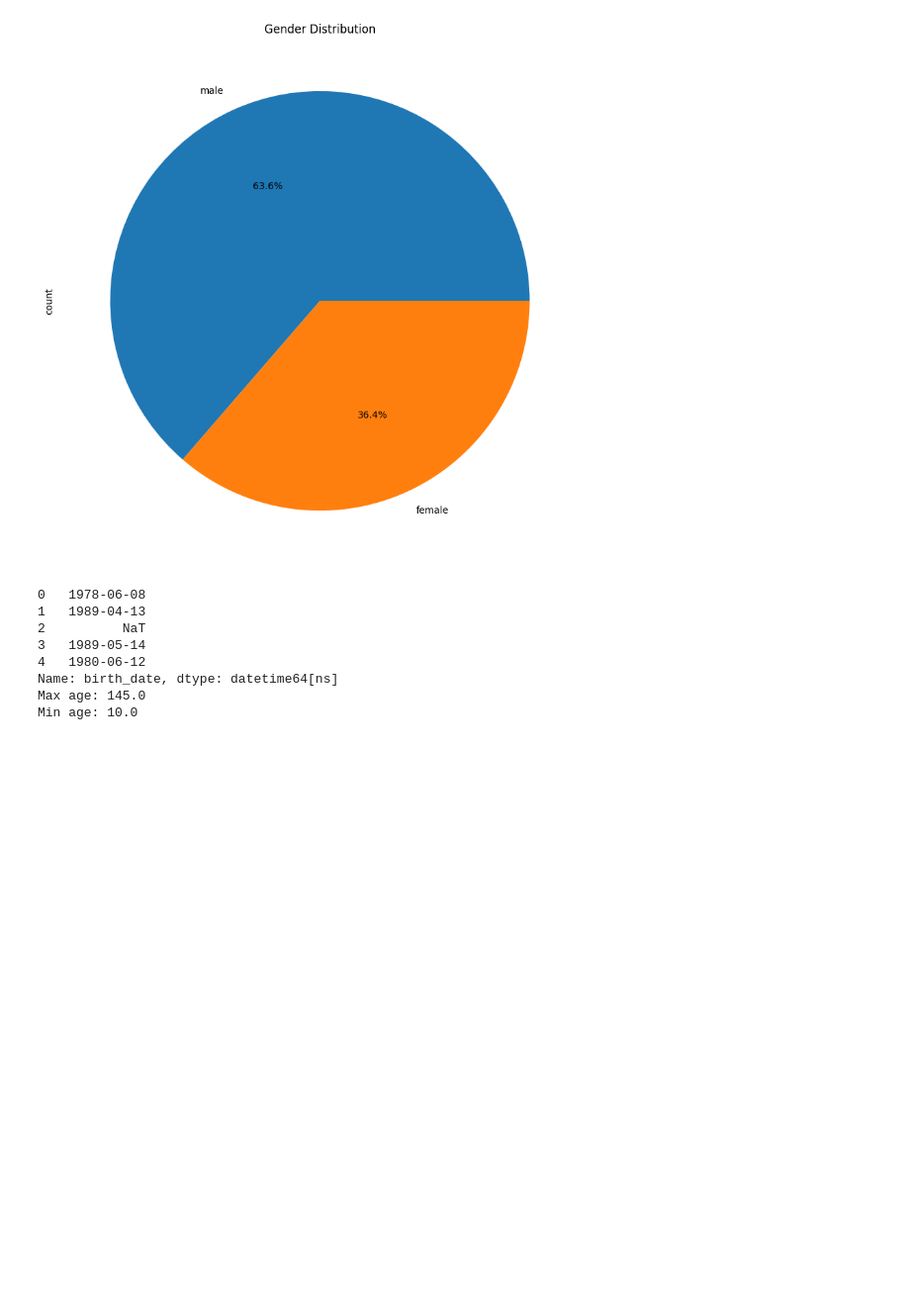
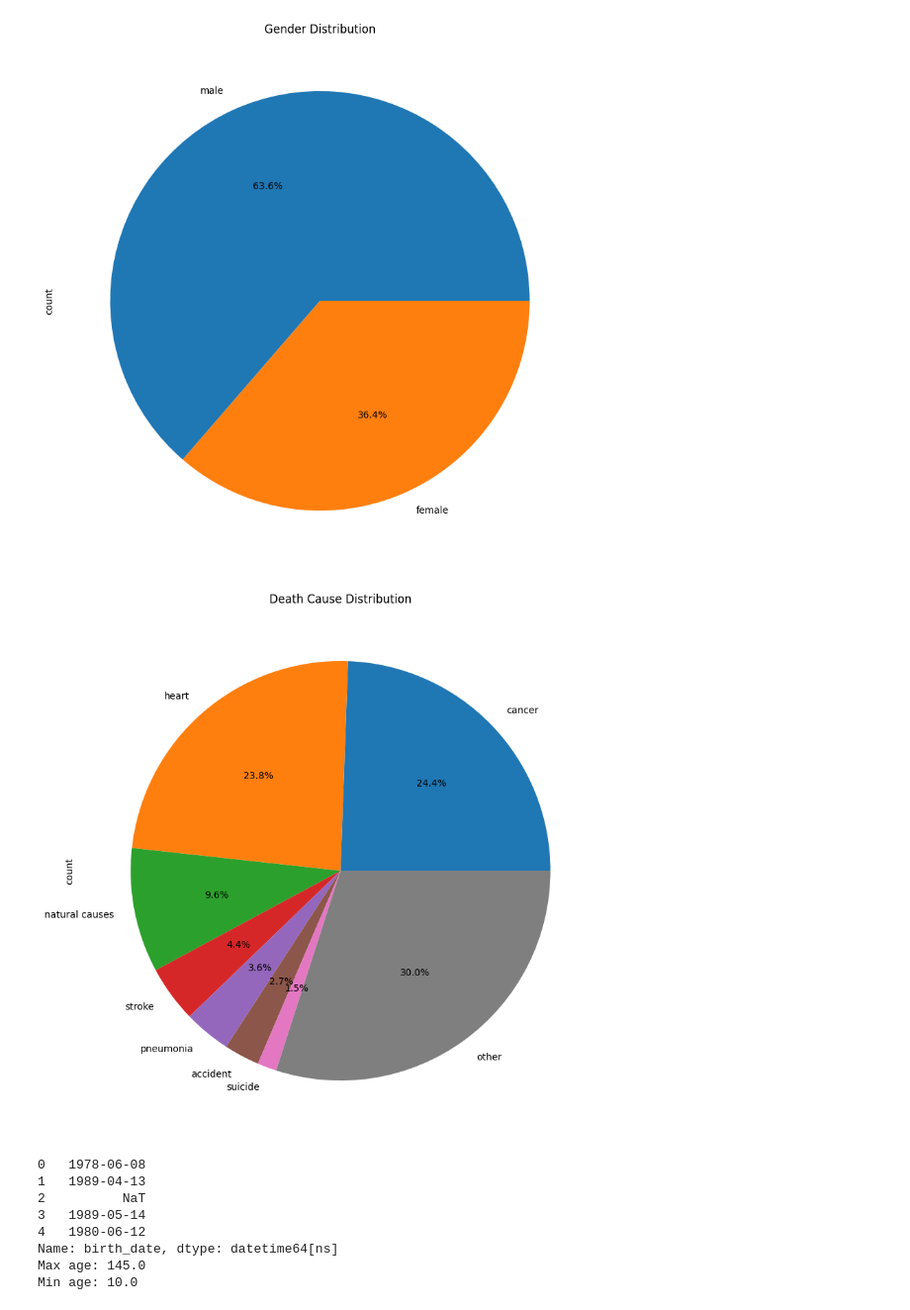
Before and after one commit to DasGewuerz/htw_letterboxd, a Jupyter notebook: letterboxd.ipynb, the cells around one changed output. Shown: that part at 99% size. Cells and saved outputs as stored; diff of their text form; code cells hidden in the pictures; blank space fills up the shorter version.

Commit message:
added death cause pie chart

```diff
--- a/letterboxd.ipynb
+++ b/letterboxd.ipynb
@@ -274,3 +275,34 @@ plt.title("Gender Distribution")
 plt.show()
 # %% [output]
 [figure]
+# %%
+# get the pie chart of death causes
+# we will ignore "undisclosed" and None
+# we will combine all causes containing "cancer" into one category
+# we will combine all causes containing "heart" into one category
+# we will comine all causes containing "stroke" into one category
+# we will combine all causes containing "accident" into one category
+# we will only show causes with more than 30 occurences
+# we will show the rest in one category called "other"
+actors_enriched_cp = actors_enriched.copy()
+actors_enriched_cp["death_cause"] = actors_enriched_cp["death_cause"].str.lower()
+actors_enriched_cp["death_cause"] = actors_enriched_cp["death_cause"].replace(None, "cancer",regex='.*cancer.*')
+actors_enriched_cp["death_cause"] = actors_enriched_cp["death_cause"].replace(None, "heart",regex='.*heart.*')
+actors_enriched_cp["death_cause"] = actors_enriched_cp["death_cause"].replace(None, "heart",regex='.*cardiac.*')
+actors_enriched_cp["death_cause"] = actors_enriched_cp["death_cause"].replace(None, "stroke",regex='.*stroke.*')
+actors_enriched_cp["death_cause"] = actors_enriched_cp["death_cause"].replace(None, "accident",regex='.*accident.*')
+counts = actors_enriched_cp["death_cause"].value_counts()
+counts = counts.drop(["undisclosed"])
+counts_high = pd.DataFrame(counts[counts > 15])
+other = pd.DataFrame(counts[counts < 15])
+other_sum = other.sum()
+other_sum = pd.DataFrame(other_sum).T
+other_sum.index = ["other"]
+counts = pd.concat([counts_high, other_sum]).squeeze()
+
+plt.figure(figsize=(10, 10))
+counts.plot.pie(autopct="%1.1f%%")
+plt.title("Death Cause Distribution")
+plt.show()
+# %% [output]
+[figure, added]
```
Also changed, not shown: parts of 6 cells of this notebook.
